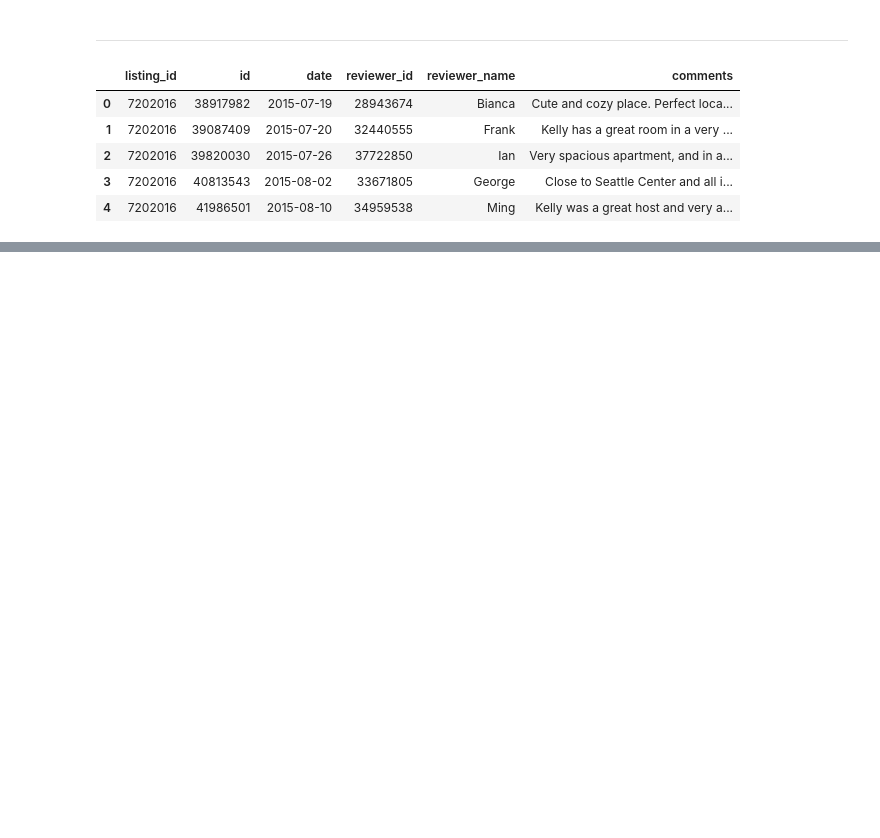
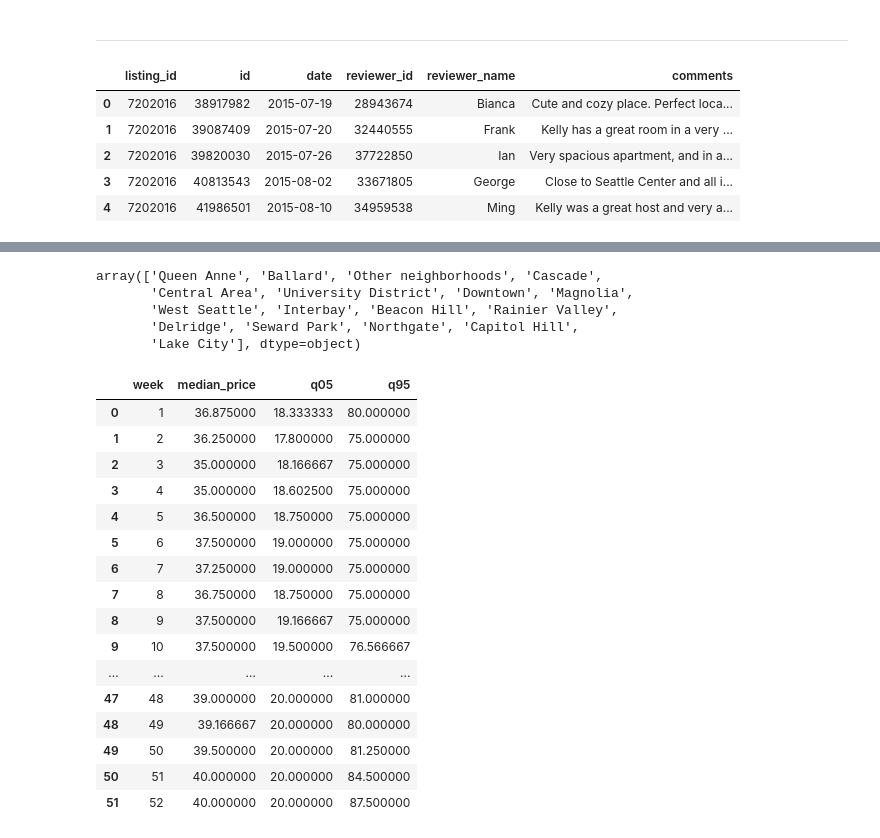
Before and after one commit to saschagroetzki/ud_p1_blogpost, a Jupyter notebook: main.ipynb, the cells around one changed output, grey strips where cells are left out. Drawn from its saved outputs; the diff is of its cells as text; code cells hidden in the pictures; blank space fills up the shorter version.

```diff
--- a/main.ipynb
+++ b/main.ipynb
@@ -231,0 +280,43 @@ df_rev.head()
+# %%
+df_merge.neighbourhood_group_cleansed.unique()
+# %% [output]
+array(['Queen Anne', 'Ballard', 'Other neighborhoods', 'Cascade',
+       'Central Area', 'University District', 'Downtown', 'Magnolia',
+       'West Seattle', 'Interbay', 'Beacon Hill', 'Rainier Valley',
+       'Delridge', 'Seward Park', 'Northgate', 'Capitol Hill',
+       'Lake City'], dtype=object)
+# %%
+# 5th Percentile
+def q05(x):
+    return x.quantile(0.05)
+
+# 95th Percentile
+def q95(x):
+    return x.quantile(0.95)
+# %%
+df_agg = df_merge_f[df_merge_f['available'] == True].groupby(['week']).agg(
+    median_price = ('price_p_accom', 'median'),
+    q05 = ('price_p_accom', q05),
+    q95 = ('price_p_accom', q95)
+
+).reset_index()
+
+df_agg
+# %% [output]
+|  | week | median_price | q05 | q95 |
+| 0 | 1 | 36.875000 | 18.333333 | 80.000000 |
+| 1 | 2 | 36.250000 | 17.800000 | 75.000000 |
+| 2 | 3 | 35.000000 | 18.166667 | 75.000000 |
+| 3 | 4 | 35.000000 | 18.602500 | 75.000000 |
+| 4 | 5 | 36.500000 | 18.750000 | 75.000000 |
+| 5 | 6 | 37.500000 | 19.000000 | 75.000000 |
+| 6 | 7 | 37.250000 | 19.000000 | 75.000000 |
+| 7 | 8 | 36.750000 | 18.750000 | 75.000000 |
+| 8 | 9 | 37.500000 | 19.166667 | 75.000000 |
+| 9 | 10 | 37.500000 | 19.500000 | 76.566667 |
+| ... | ... | ... | ... | ... |
+| 47 | 48 | 39.000000 | 20.000000 | 81.000000 |
+| 48 | 49 | 39.166667 | 20.000000 | 80.000000 |
+| 49 | 50 | 39.500000 | 20.000000 | 81.250000 |
+| 50 | 51 | 40.000000 | 20.000000 | 84.500000 |
+| 51 | 52 | 40.000000 | 20.000000 | 87.500000 |
```
Also changed, not shown: parts of 19 cells of this notebook.
